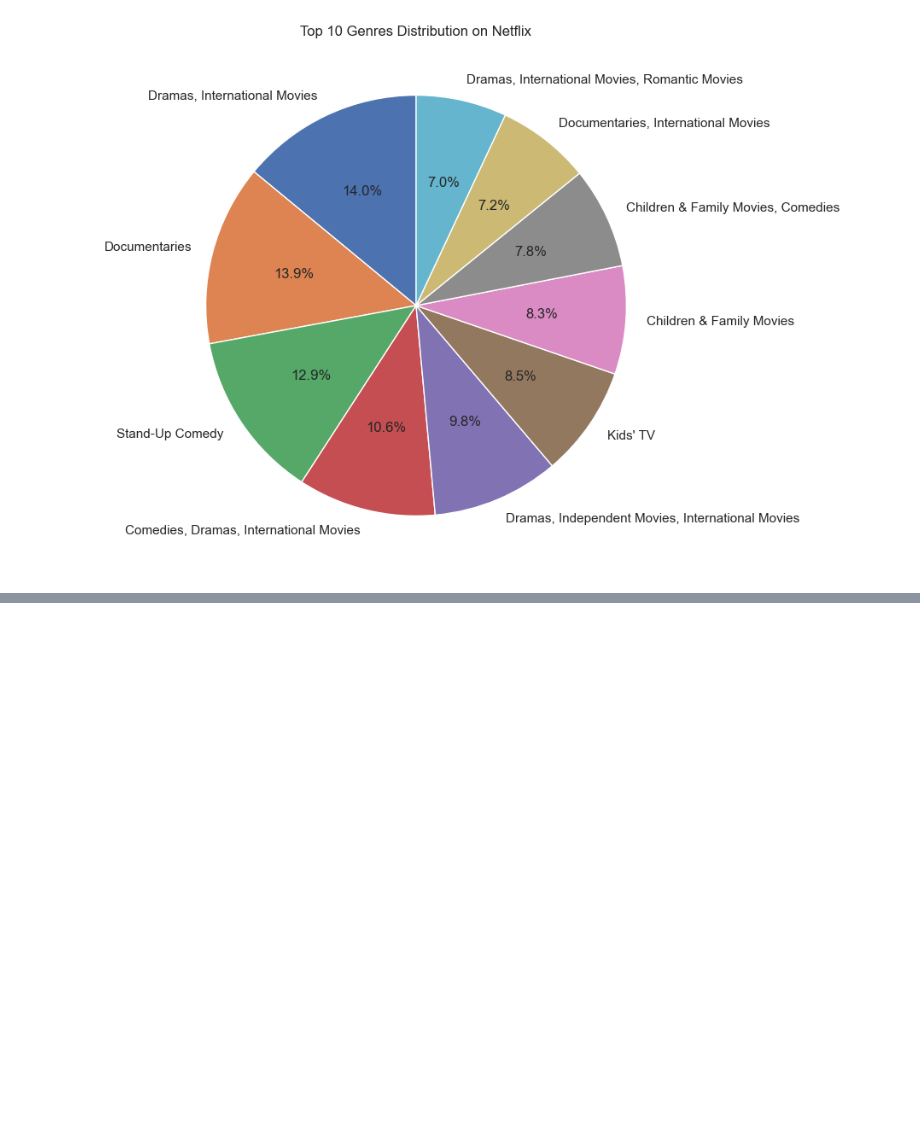
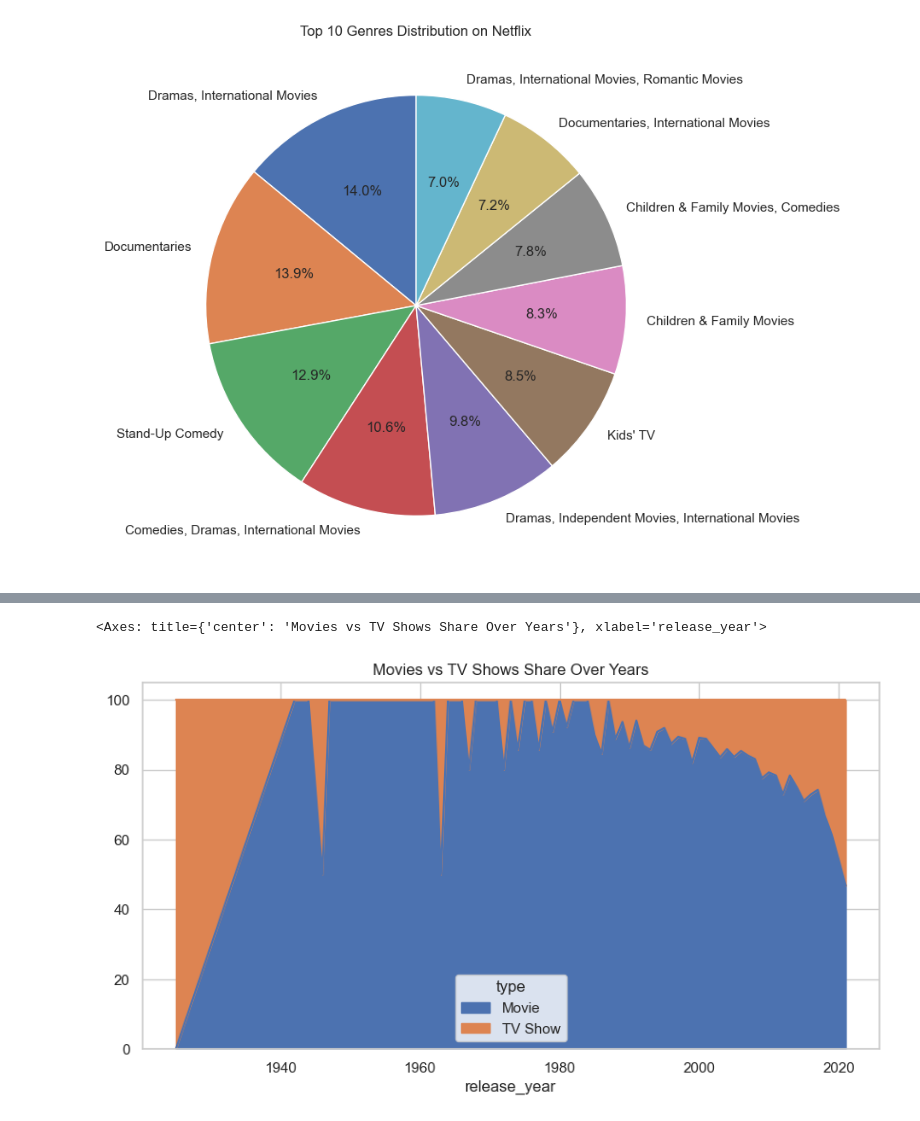
Before and after one commit to Pranavbagul/Netflix-Exploratory-Data-Analysis, a Jupyter notebook: project.ipynb, the cells around one changed output, grey strips where cells are left out. Drawn from its saved outputs; the diff is of its cells as text; code cells hidden in the pictures; blank space fills up the shorter version.

```diff
--- a/project.ipynb
+++ b/project.ipynb
@@ -156,0 +212,12 @@ plt.show()
+# %%
+trend = (
+    df.groupby(['release_year', 'type'])
+      .size()
+      .unstack(fill_value=0)
+)
+
+trend_pct = trend.div(trend.sum(axis=1), axis=0) * 100
+trend_pct.plot(kind='area', figsize=(10,5), title='Movies vs TV Shows Share Over Years')
+# %% [output]
+<Axes: title={'center': 'Movies vs TV Shows Share Over Years'}, xlabel='release_year'>
+[figure, added]
```
Also changed, not shown: parts of 7 cells of this notebook.
